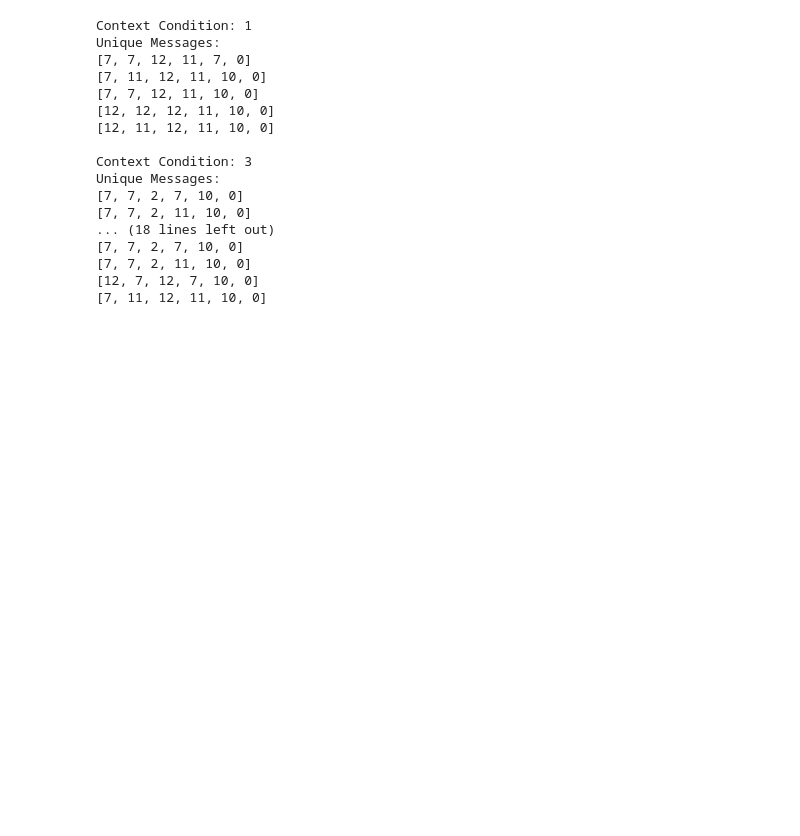
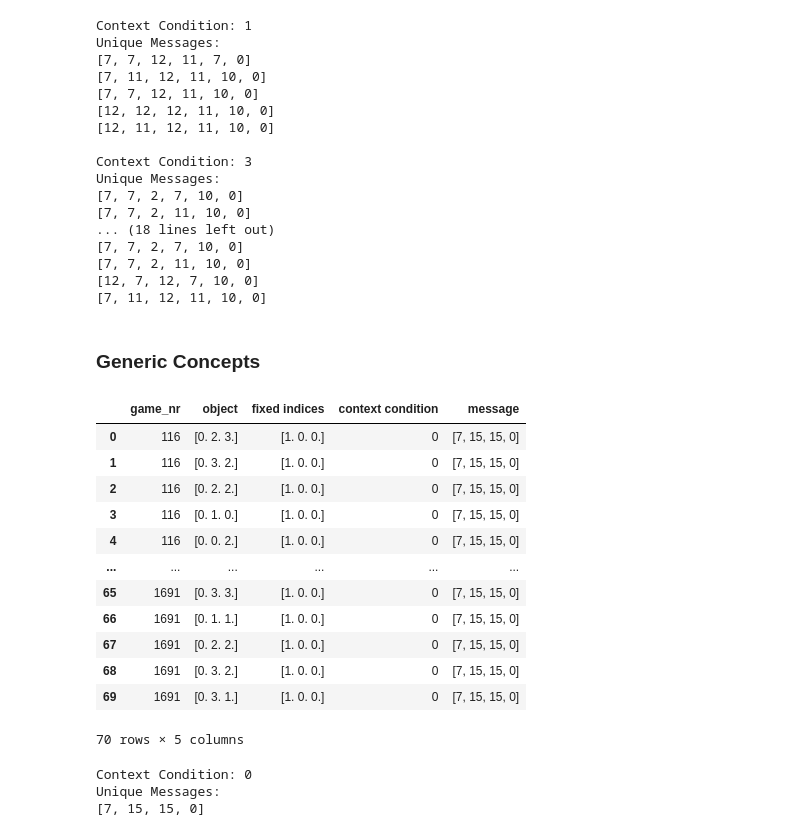
Before and after one commit to mariia55/emergent-abstractions_biased, a Jupyter notebook: analysis_qual_float_encoded.ipynb, the cells around one changed output. Saved outputs shown, nothing was run; the diff lists cells and outputs as text; code cells hidden in the pictures; blank space fills up the shorter version.

Commit message:
qual analysis for generic concepts

```diff
--- a/analysis_qual_float_encoded.ipynb
+++ b/analysis_qual_float_encoded.ipynb
@@ -306,3 +308,47 @@ Unique Messages:
 [7, 7, 2, 11, 10, 0]
 [12, 7, 12, 7, 10, 0]
 [7, 11, 12, 11, 10, 0]
+# %% [markdown]
+### Generic Concepts
+# %%
+df = pd.read_csv('analysis_float_encoded_ds/quali_(3,4)_standard_[0. 2. 3.],[1. 0. 0.]all.csv')
+df
+# %% [output]
+|  | game_nr | object | fixed indices | context condition | message |
+| 0 | 116 | [0. 2. 3.] | [1. 0. 0.] | 0 | [7, 15, 15, 0] |
+| 1 | 116 | [0. 3. 2.] | [1. 0. 0.] | 0 | [7, 15, 15, 0] |
+| 2 | 116 | [0. 2. 2.] | [1. 0. 0.] | 0 | [7, 15, 15, 0] |
+| 3 | 116 | [0. 1. 0.] | [1. 0. 0.] | 0 | [7, 15, 15, 0] |
+| 4 | 116 | [0. 0. 2.] | [1. 0. 0.] | 0 | [7, 15, 15, 0] |
+| ... | ... | ... | ... | ... | ... |
+| 65 | 1691 | [0. 3. 3.] | [1. 0. 0.] | 0 | [7, 15, 15, 0] |
+| 66 | 1691 | [0. 1. 1.] | [1. 0. 0.] | 0 | [7, 15, 15, 0] |
+| 67 | 1691 | [0. 2. 2.] | [1. 0. 0.] | 0 | [7, 15, 15, 0] |
+| 68 | 1691 | [0. 3. 2.] | [1. 0. 0.] | 0 | [7, 15, 15, 0] |
+| 69 | 1691 | [0. 3. 1.] | [1. 0. 0.] | 0 | [7, 15, 15, 0] |
+70 rows × 5 columns
+# %%
+df = pd.read_csv('analysis_float_encoded_ds/quali_(3,4)_standard_[0. 2. 3.],[1. 0. 0.]all.csv')
+# Get the context conditions
+context_conditions = df['context condition'].unique()
+
+# Iterate over each context condition
+for context in context_conditions:
+    print(f"Context Condition: {context}")
+    print("Unique Messages:")
+
+    # Filter the DataFrame for the current context condition
+    context_df = df[df['context condition'] == context]
+
+    # Get the unique messages for the current context condition
+    unique_messages = context_df['message'].unique()
+
+    # Print each unique message
+    for message in unique_messages:
+        print(message)
+
+    print()
+# %% [output]
+Context Condition: 0
+Unique Messages:
+[7, 15, 15, 0]
```
Also changed, not shown: parts of 9 cells of this notebook, 4 other files.
